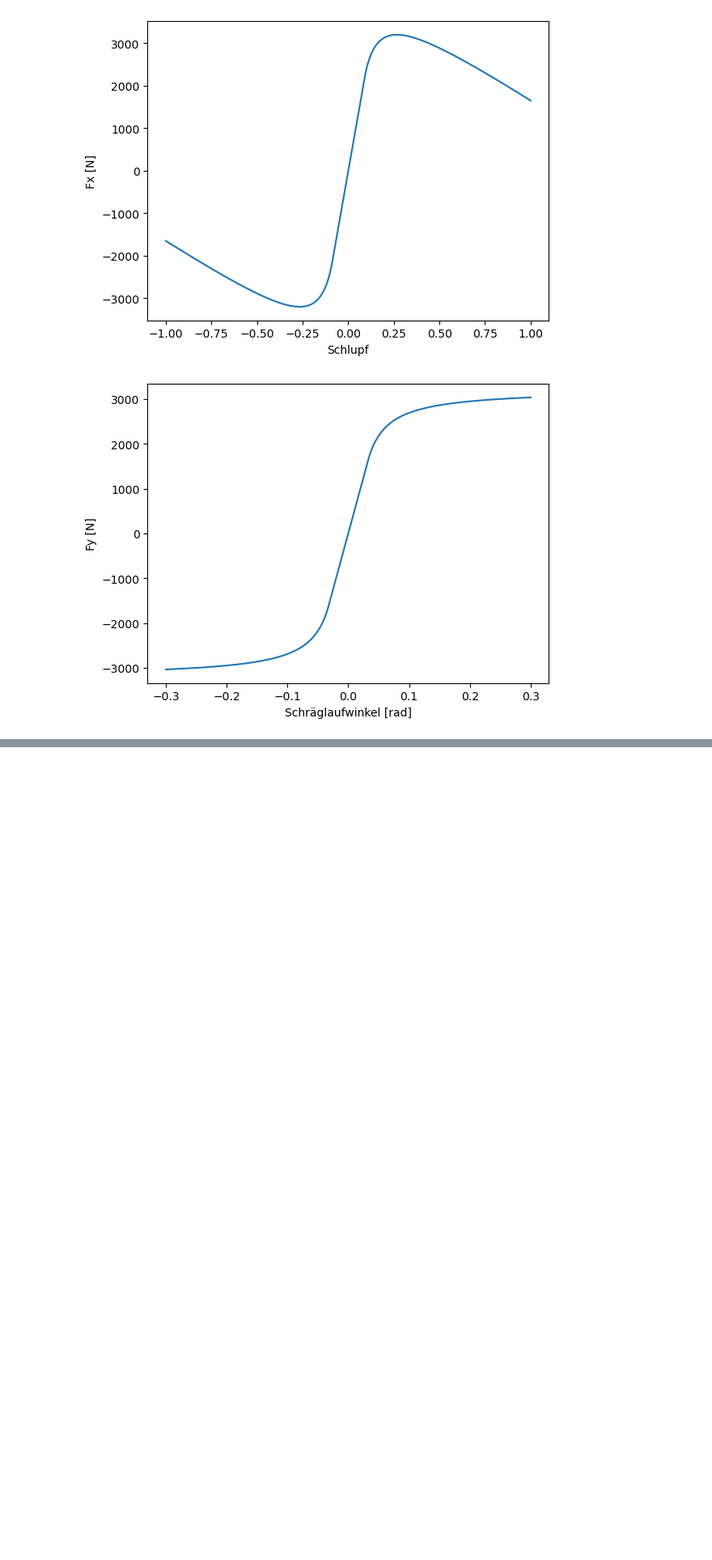
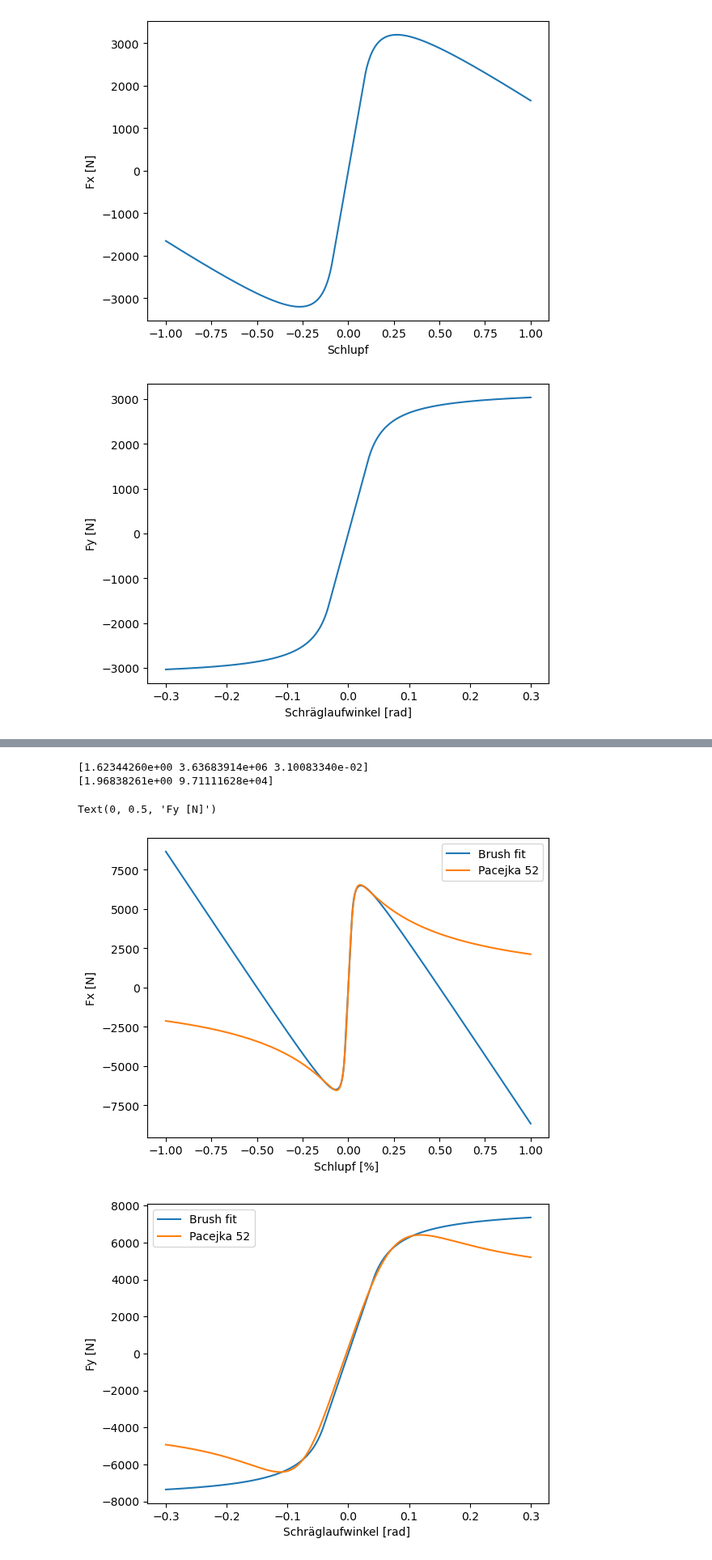
Before and after one commit to BenediktRuhland/SA-Tire-model, a Jupyter notebook: model/Brush_fit.ipynb, the cells around one changed output, grey strips where cells are left out. Shown at 81% size. Saved outputs shown, nothing was run; the diff lists cells and outputs as text; code cells hidden in the pictures; blank space fills up the shorter version.

```diff
--- a/model/Brush_fit.ipynb
+++ b/model/Brush_fit.ipynb
@@ -74,0 +80,34 @@ plt.plot(Sx,Fx_pa)
+# %%
+##Darstellung fitting
+
+
+print(Fx_br_params)
+print(Fy_br_params)
+
+Sxx = np.linspace(-1,1,1000)
+Fxx = br.brush_long(Sxx,Fz, *Fx_br_params)
+Fxx_pa = pa.Pacejka52_long(Fz,Sxx,IA,Fz0)[0]
+
+plt.figure(1)
+plt.plot(Sxx,Fxx, label ="Brush fit")
+plt.plot(Sxx,Fxx_pa, label = "Pacejka 52")
+plt.legend()
+plt.xlabel("Schlupf [%] ")
+plt.ylabel("Fx [N]")
+
+Syy = np.linspace(-0.3,0.3,1000)
+Fyy = br.brush_lat(Syy,Fz, *Fy_br_params)
+Fyy_pa = pa.Pacejka52_lat(Fz,Syy,IA,Fz0)[0]
+
+plt.figure(2)
+plt.plot(Syy,Fyy, label ="Brush fit")
+plt.plot(Syy,Fyy_pa, label = "Pacejka 52")
+plt.legend()
+plt.xlabel("Schräglaufwinkel [rad] ")
+plt.ylabel("Fy [N]")
+# %% [output]
+[1.62344260e+00 3.63683914e+06 3.10083340e-02]
+[1.96838261e+00 9.71111628e+04]
+Text(0, 0.5, 'Fy [N]')
+[figure, added]
+[figure, added]
```
Also changed, not shown: parts of 1 cell of this notebook, 3 other files.
